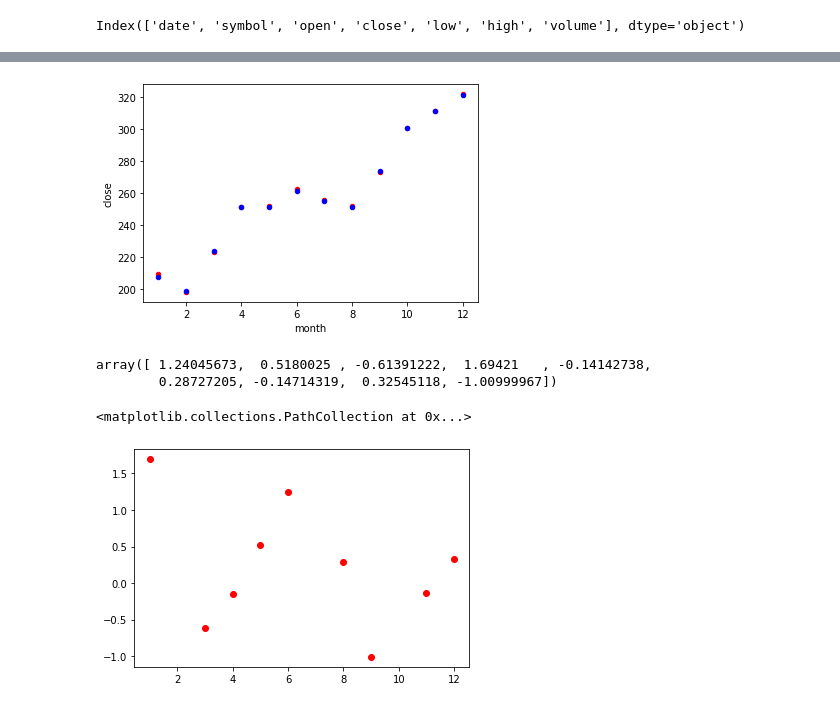
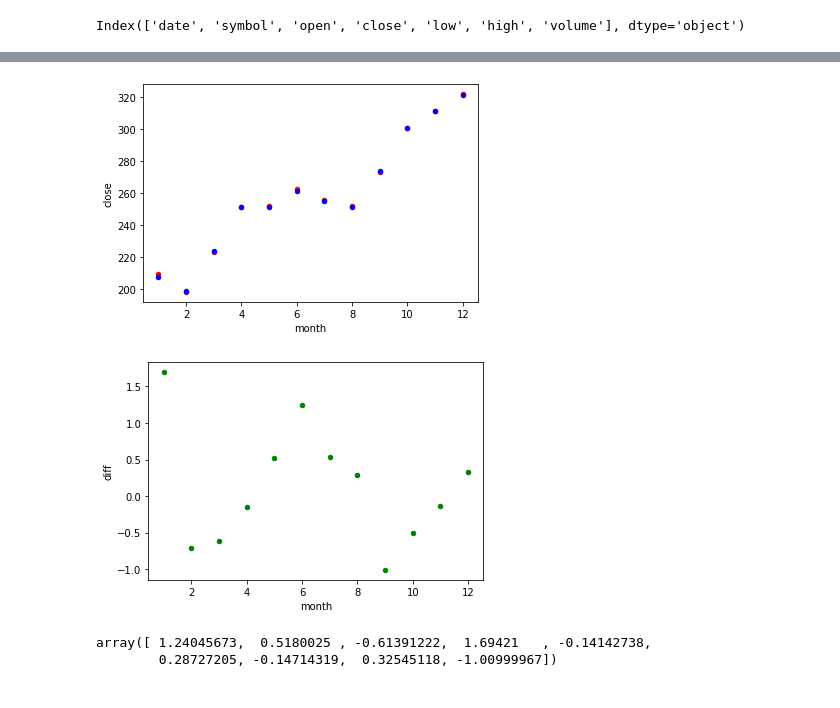
Before and after one commit to will-ing/linear-regres, a Jupyter notebook: regression.ipynb, the cells around one changed output, grey strips where cells are left out. Cells and saved outputs as stored; diff of their text form; code cells hidden in the pictures.

```diff
--- a/regression.ipynb
+++ b/regression.ipynb
@@ -63,8 +69,10 @@ sybl_year
 # %%
 ax = plt.gca()
 sybl_year.plot(kind='scatter',x='month',y='open',color='red', ax=ax)
 sybl_year.plot(kind='scatter',x='month',y='close',color='blue', ax=ax)
+sybl_year.plot(kind='scatter',x='month',y='diff',color='green')
 plt.show()
 # %% [output]
 [figure]
+[figure, added]
 # %%
@@ -76,8 +84,3 @@ y_train
 # %% [output]
 array([ 1.24045673,  0.5180025 , -0.61391222,  1.69421   , -0.14142738,
         0.28727205, -0.14714319,  0.32545118, -1.00999967])
-# %%
-plt.scatter(x_train, y_train, color='red')
-# %% [output]
-<matplotlib.collections.PathCollection at 0x...>
-[figure, removed]
```
Also changed, not shown: parts of 5 cells of this notebook.
